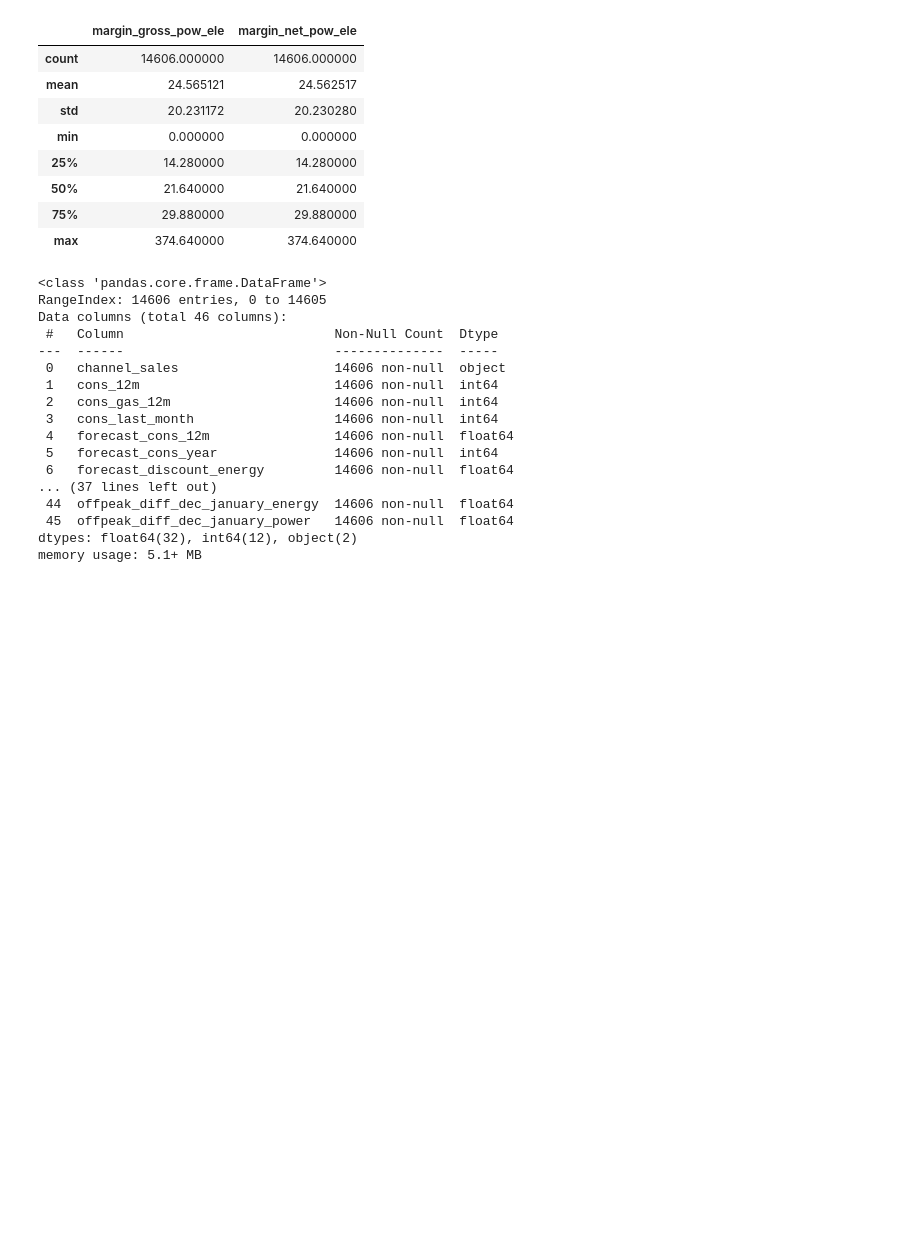
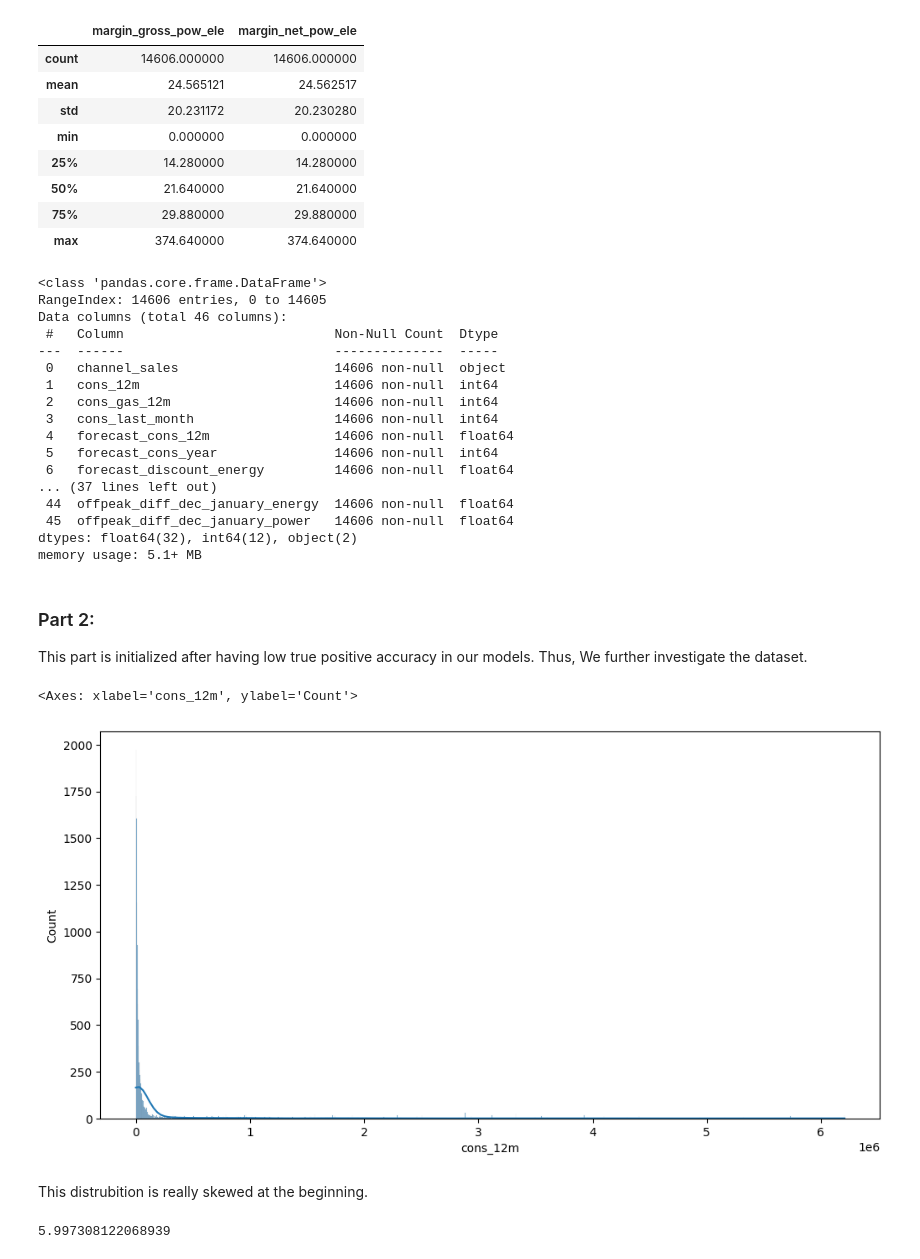
Before and after one commit to MetinUnlu/customer_churn, a Jupyter notebook: codes/feature_engineering.ipynb, the cells around one changed output. Drawn from its saved outputs; the diff is of its cells as text; code cells hidden in the pictures; blank space fills up the shorter version.

```diff
--- a/codes/feature_engineering.ipynb
+++ b/codes/feature_engineering.ipynb
@@ -227,3 +227,35 @@ Data columns (total 46 columns):
  45  offpeak_diff_dec_january_power   14606 non-null  float64
 dtypes: float64(32), int64(12), object(2)
 memory usage: 5.1+ MB
+# %% [markdown]
+### Part 2:
+
+This part is initialized after having low true positive accuracy in our models. Thus, We further investigate the dataset.
+# %%
+# We want check numerical data, especially consumptions and forecasts:
+consumption = client_df[[    'cons_12m',
+                            'cons_gas_12m',
+                            'cons_last_month',
+                            'forecast_cons_12m',
+                            'forecast_cons_year',
+                            'forecast_discount_energy',
+                            'forecast_meter_rent_12m',
+                            'forecast_price_energy_off_peak',
+                            'forecast_price_energy_peak',
+                            'forecast_price_pow_off_peak',
+                            'imp_cons']]
+# %%
+plt.figure(figsize=(12,6))
+
+sns.histplot(data=consumption, x="cons_12m",kde=True)
+# %% [output]
+<Axes: xlabel='cons_12m', ylabel='Count'>
+[figure, added]
+# %% [markdown]
+This distrubition is really skewed at the beginning.
+# %%
+from scipy.stats import yeojohnson, skew
+
+consumption['cons_12m'].skew()
+# %% [output]
+5.997308122068939
```
Also changed, not shown: parts of 10 cells of this notebook, 3 other files.
